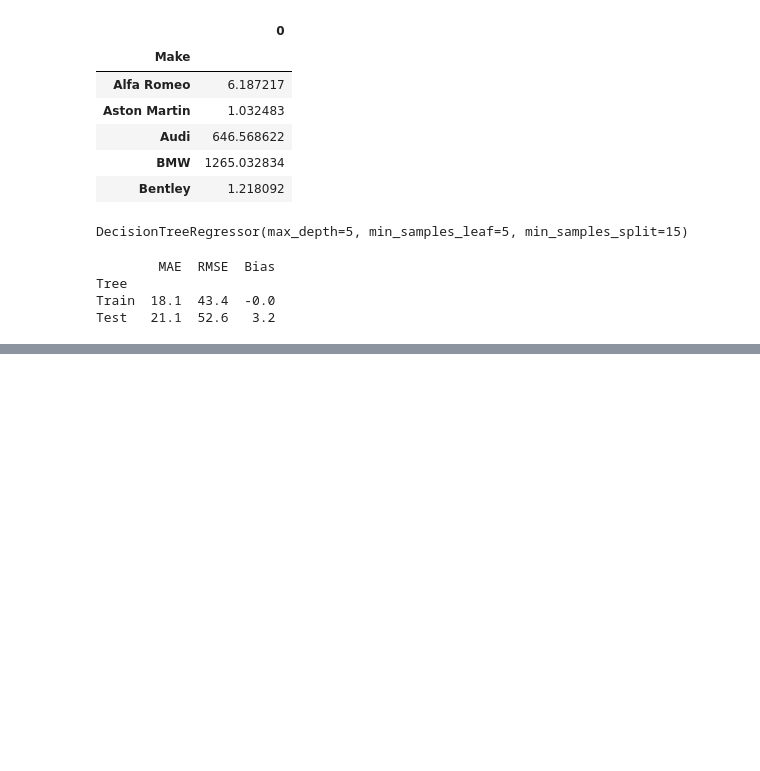
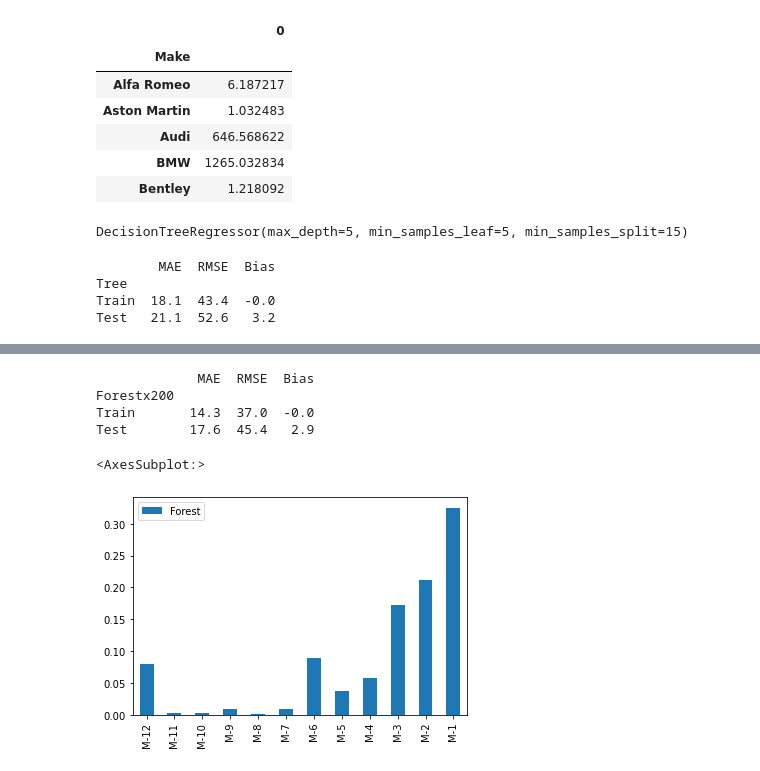
Before and after one commit to ChrisSilos/Forecasting_Models, a Jupyter notebook: machine_learning.ipynb, the cells around one changed output, grey strips where cells are left out. Saved outputs shown, nothing was run; the diff lists cells and outputs as text; code cells hidden in the pictures; blank space fills up the shorter version.

Commit message:
Added forest model, feature importance graph

```diff
--- a/machine_learning.ipynb
+++ b/machine_learning.ipynb
@@ -130,0 +133,19 @@ Test    18.3  46.9   3.7
+# %%
+max_depth = list(range(5,11)) + [None]
+min_samples_split = range(5,20)
+min_samples_leaf = range(2,15)
+
+max_features = range(3,8)
+bootstrap = [True]
+max_samples = [.7,.8,.9,.95,1]
+
+param_dist = {'max_depth': max_depth,
+              'min_samples_split': min_samples_split,
+              'min_samples_leaf':min_samples_leaf,
+              'max_features':max_features,
+              'bootstrap':bootstrap,
+              'max_samples':max_samples}
+
+forest = RandomForestRegressor(n_jobs=1, n_estimators=30)
+forest_cv = RandomizedSearchCV(forest, param_dist, cv=6, n_jobs=-1, verbose=2, n_iter=400, scoring='neg_mean_absolute_error')
+forest_cv.fit(X_train, Y_train)
@@ -130,0 +193,22 @@ Test    18.3  46.9   3.7
+# %%
+forest = RandomForestRegressor(n_estimators=200, n_jobs=-1, **forest_cv.best_params_)
+forest = forest.fit(X_train, Y_train)
+
+Y_train_pred = forest.predict(X_train)
+Y_test_pred = forest.predict(X_test)
+kpi_ML(Y_train, Y_train_pred, Y_test, Y_test_pred, name='Forestx200')
+# %% [output]
+             MAE  RMSE  Bias
+Forestx200
+Train       14.3  37.0  -0.0
+Test        17.6  45.4   2.9
+# %%
+cols = X_train.shape[1]
+features = [f'M-{cols-col}' for col in range(cols)]
+
+data = forest.feature_importances_.reshape(-1,1)
+imp = pd.DataFrame(data=data, index=features, columns=['Forest'])
+imp.plot(kind='bar')
+# %% [output]
+<AxesSubplot:>
+[figure, added]
```
Also changed, not shown: parts of 3 cells of this notebook.
